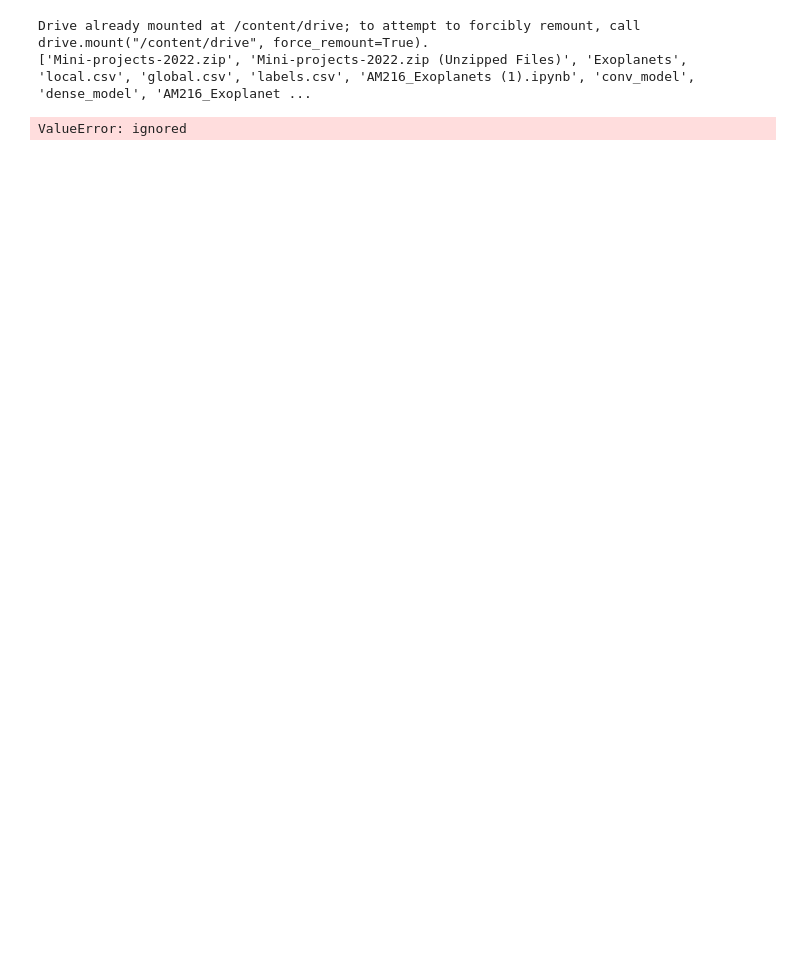
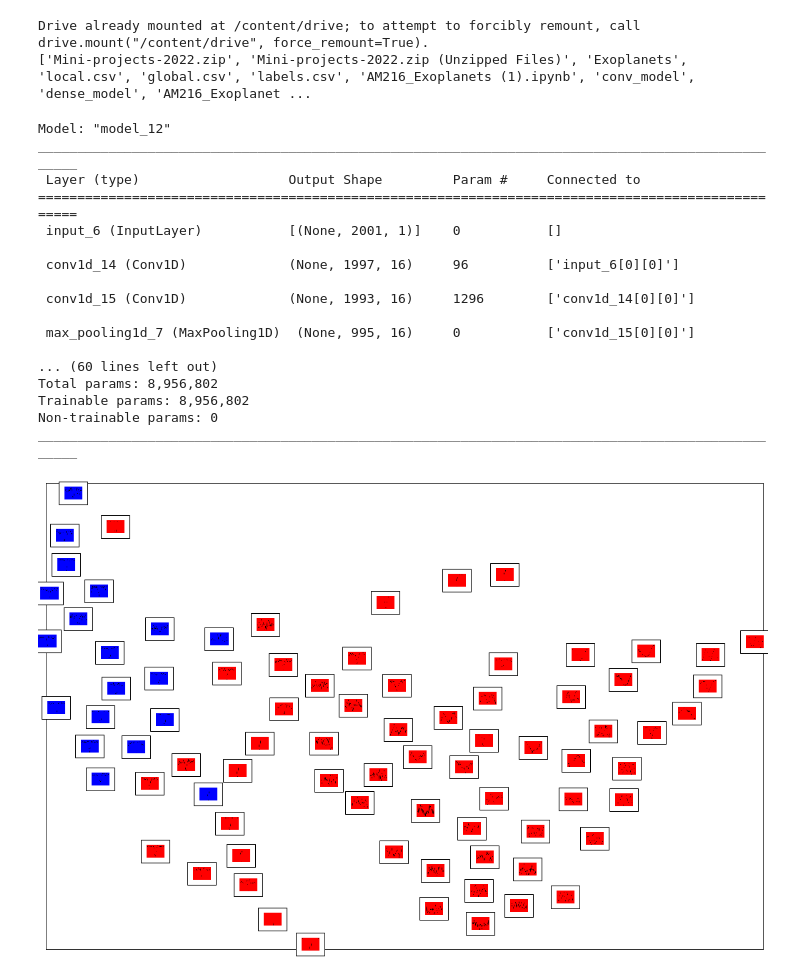
Before and after one commit to BlueGrisGris/am216, a Jupyter notebook: tsne_plot.ipynb, the cells around one changed output. Drawn from its saved outputs; the diff is of its cells as text; code cells hidden in the pictures; blank space fills up the shorter version.

Commit message:
aarons fix to graph disconnect error

```diff
--- a/tsne_plot.ipynb
+++ b/tsne_plot.ipynb
@@ -62,11 +62,11 @@ local_input = tf.keras.Input(shape=(local_len,1))
 global_input = tf.keras.Input(shape=(global_len,1))
 
 X = model.layers[-2].output
-model2 = tf.keras.Model(inputs = (local_input,global_input),outputs = X)
+model2 = tf.keras.Model(inputs = model.inputs,outputs = X)
 model2.summary()
 
 
-# X = model2.predict((local_test,global_test))
+X = model2.predict((local_test,global_test))
 y = y_test
 
 # X = local_test[1:1000]
@@ -95,31 +95,48 @@ def plot_embedding(X, title=None):
             if np.min(dist) < 4e-3:
                 # don't show points that are too close
                 continue
             shown_images = np.r_[shown_images, [X[i]]]
             arr_img = plt.imread("plots/lc" + str(i) + ".png")
 
             imagebox = offsetbox.AnnotationBbox(
 #                 offsetbox.OffsetImage(digits.images[i], cmap=plt.cm.gray_r)
                 offsetbox.OffsetImage( arr_img , cmap=plt.cm.gray_r,zoom = .05)
                 , X[i]
                 , xybox= 1*X[i]
                 , xycoords = 'data'
             )
             ax.add_artist(imagebox)
     plt.xticks([]), plt.yticks([])
     if title is not None:
         plt.title(title)
 
 ### Run Tsne embedding and plot
 plt.clf
 tsne = manifold.TSNE(n_components=2, init='pca', random_state=0)
 t0 = time()
 X_tsne = tsne.fit_transform(X)
 
 plot_embedding(X_tsne
 #                "t-SNE embedding of the digits (time %.2fs)" %
 #                (time() - t0)
               )
 plt.show()
 # %% [output]
-ValueError: ignored
+Model: "model_12"
+__________________________________________________________________________________________________
+ Layer (type)                   Output Shape         Param #     Connected to
+==================================================================================================
+ input_6 (InputLayer)           [(None, 2001, 1)]    0           []
+
+ conv1d_14 (Conv1D)             (None, 1997, 16)     96          ['input_6[0][0]']
+
+ conv1d_15 (Conv1D)             (None, 1993, 16)     1296        ['conv1d_14[0][0]']
+
+ max_pooling1d_7 (MaxPooling1D)  (None, 995, 16)     0           ['conv1d_15[0][0]']
+
+... (60 lines left out)
+Total params: 8,956,802
+Trainable params: 8,956,802
+Non-trainable params: 0
+__________________________________________________________________________________________________
+[figure, added]
```
